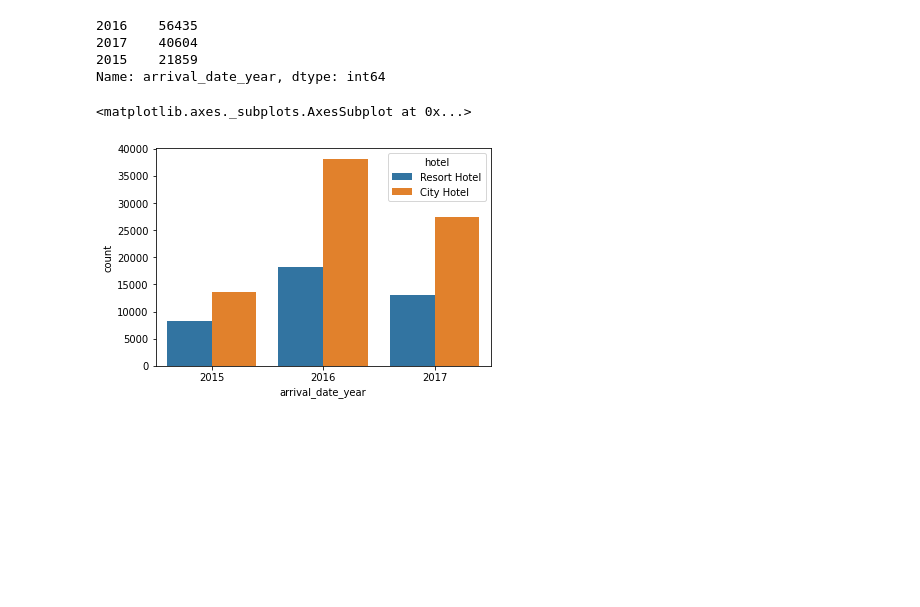
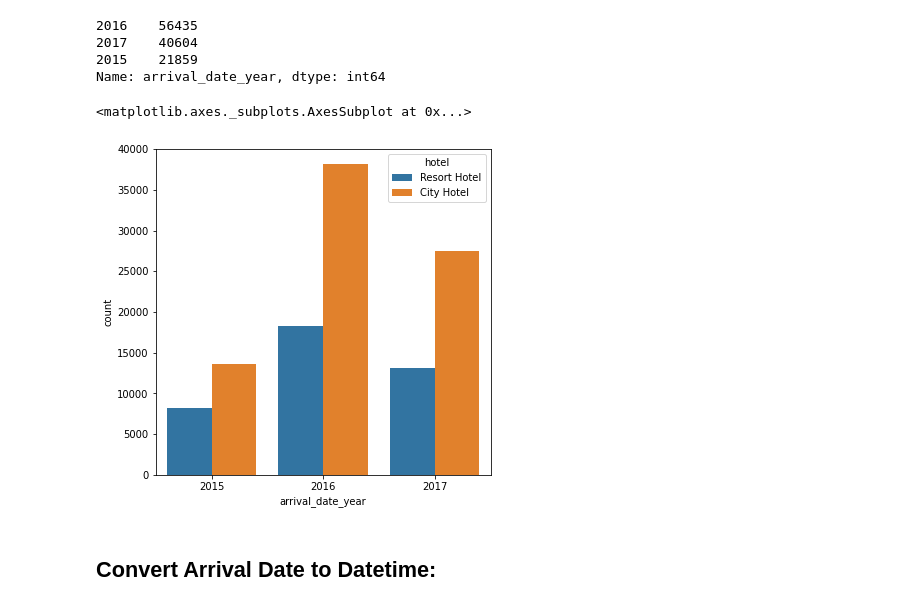
Before and after one commit to datascience-vivek/EDA-Capstone-Project-on-Hotel-Bookings, a Jupyter notebook: EDA_Capstone_Project_on_Hotel_Bookings.ipynb, the cells around one changed output. Drawn from its saved outputs; the diff is of its cells as text; code cells hidden in the pictures; blank space fills up the shorter version.

```diff
--- a/EDA_Capstone_Project_on_Hotel_Bookings.ipynb
+++ b/EDA_Capstone_Project_on_Hotel_Bookings.ipynb
@@ -283,9 +283,12 @@ df['arrival_date_year'].value_counts()
 2015    21859
 Name: arrival_date_year, dtype: int64
 # %%
+plt.figure(figsize =(6,6))
 list2 = ['hotel', 'arrival_date_year']
 period_arrival = df[list2]
 sns.countplot(data = period_arrival, x = 'arrival_date_year', hue = 'hotel')
 # %% [output]
 <matplotlib.axes._subplots.AxesSubplot at 0x...>
-[figure, old version]
+[figure, new version]
+# %% [markdown]
+## **Convert Arrival Date to Datetime:**
```
Also changed, not shown: parts of 7 cells of this notebook.
